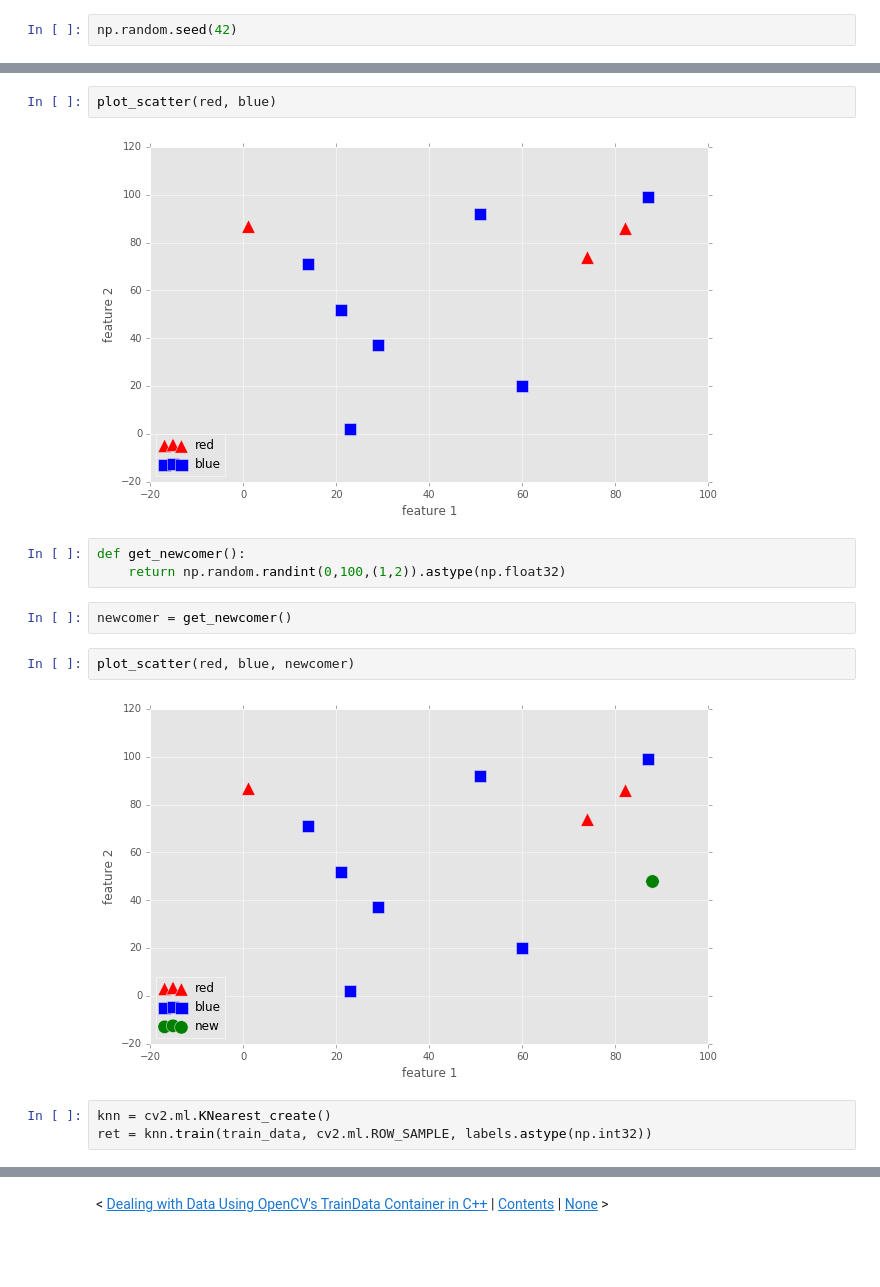
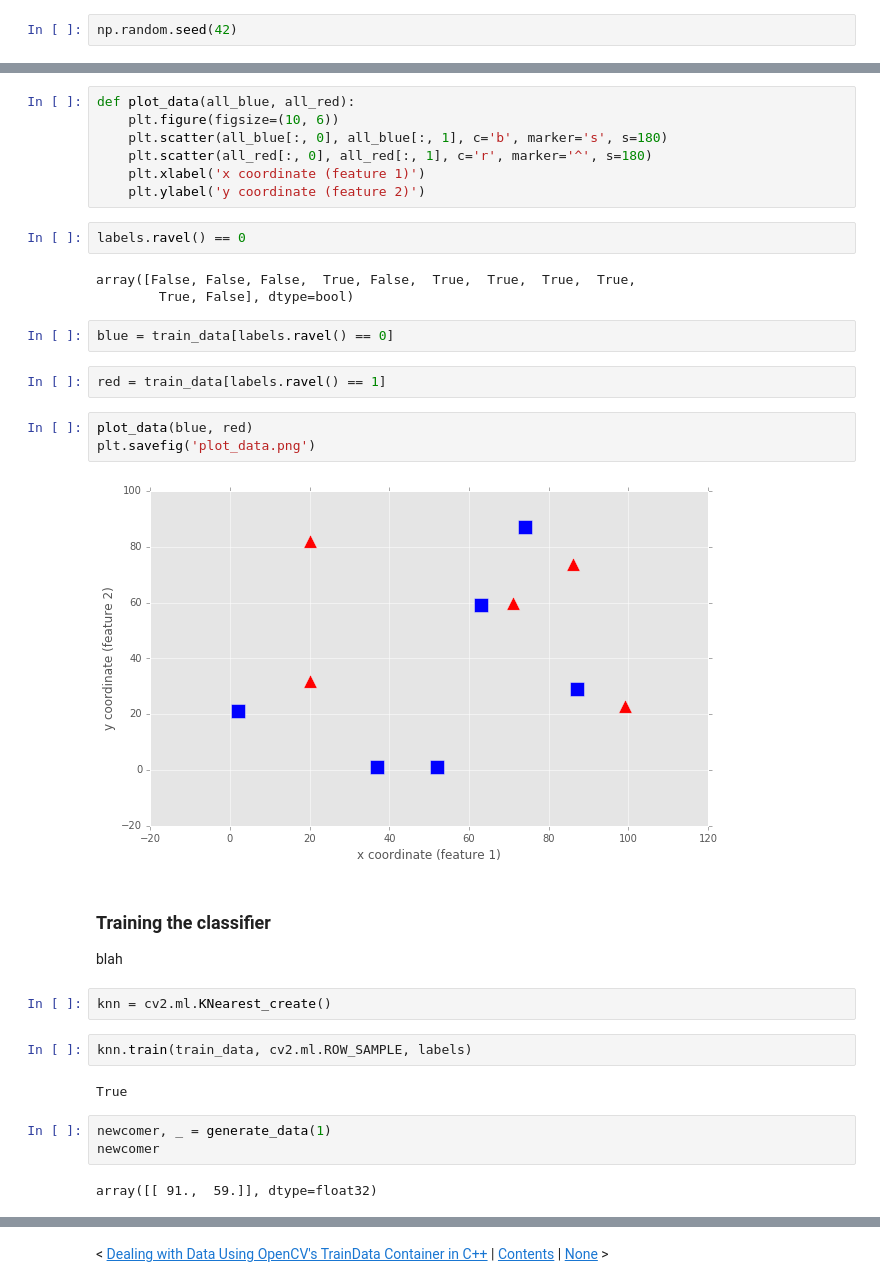
Before and after one commit to mbeyeler/opencv-machine-learning, a Jupyter notebook: notebooks/03.01-The-k-Nearest-Neighbor-Algorithm.ipynb, the cells around one changed output, grey strips where cells are left out. Drawn from its saved outputs; the diff is of its cells as text; blank space fills up the shorter version.

```diff
--- a/notebooks/03.01-The-k-Nearest-Neighbor-Algorithm.ipynb
+++ b/notebooks/03.01-The-k-Nearest-Neighbor-Algorithm.ipynb
@@ -75,16 +82,36 @@ def plot_scatter(all_red=None, all_blue=None, newcomer=None):
-# %%
-plot_scatter(red, blue)
-# %% [output]
-[figure, removed]
-# %%
-def get_newcomer():
-    return np.random.randint(0,100,(1,2)).astype(np.float32)
-# %%
-newcomer = get_newcomer()
-# %%
-plot_scatter(red, blue, newcomer)
-# %% [output]
-[figure, removed]
+# %%
+def plot_data(all_blue, all_red):
+    plt.figure(figsize=(10, 6))
+    plt.scatter(all_blue[:, 0], all_blue[:, 1], c='b', marker='s', s=180)
+    plt.scatter(all_red[:, 0], all_red[:, 1], c='r', marker='^', s=180)
+    plt.xlabel('x coordinate (feature 1)')
+    plt.ylabel('y coordinate (feature 2)')
+# %%
+labels.ravel() == 0
+# %% [output]
+array([False, False, False,  True, False,  True,  True,  True,  True,
+        True, False], dtype=bool)
+# %%
+blue = train_data[labels.ravel() == 0]
+# %%
+red = train_data[labels.ravel() == 1]
+# %%
+plot_data(blue, red)
+plt.savefig('plot_data.png')
+# %% [output]
+[figure, added]
+# %% [markdown]
+### Training the classifier
+
+blah
+# %%
+knn = cv2.ml.KNearest_create()
 # %%
-knn = cv2.ml.KNearest_create()
-ret = knn.train(train_data, cv2.ml.ROW_SAMPLE, labels.astype(np.int32))
+knn.train(train_data, cv2.ml.ROW_SAMPLE, labels)
+# %% [output]
+True
+# %%
+newcomer, _ = generate_data(1)
+newcomer
+# %% [output]
+array([[ 91.,  59.]], dtype=float32)
```
Also changed, not shown: parts of 20 cells of this notebook.
